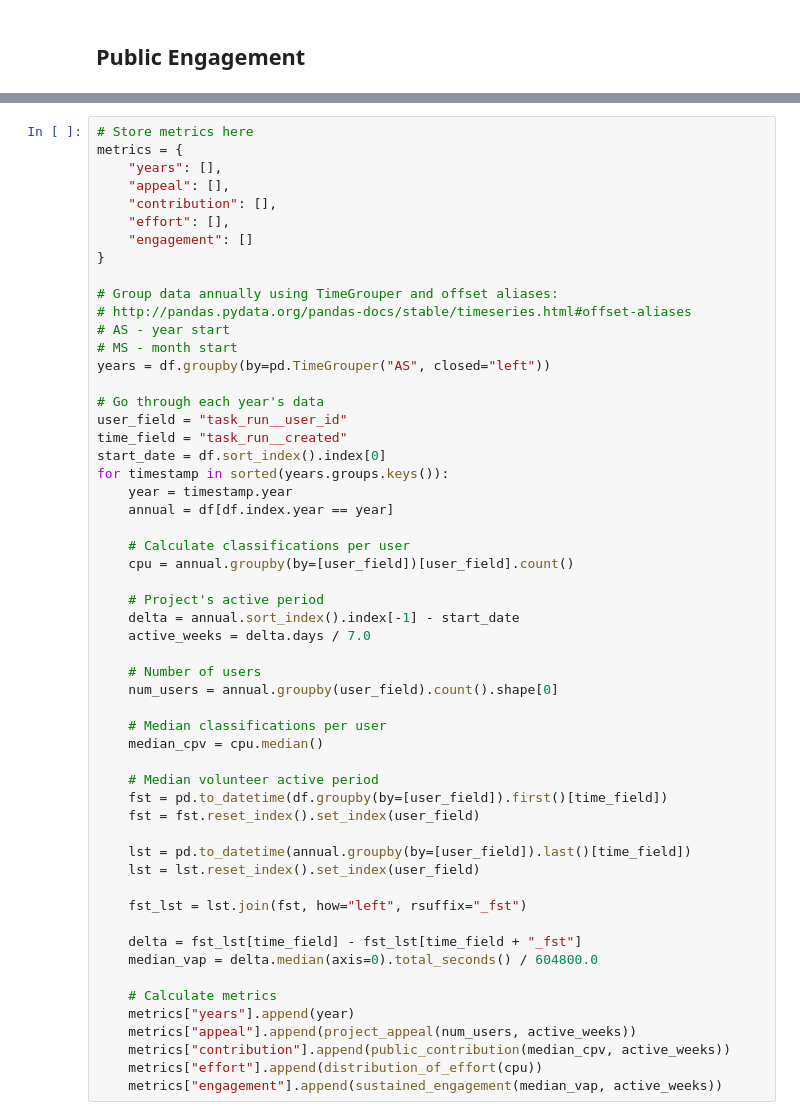
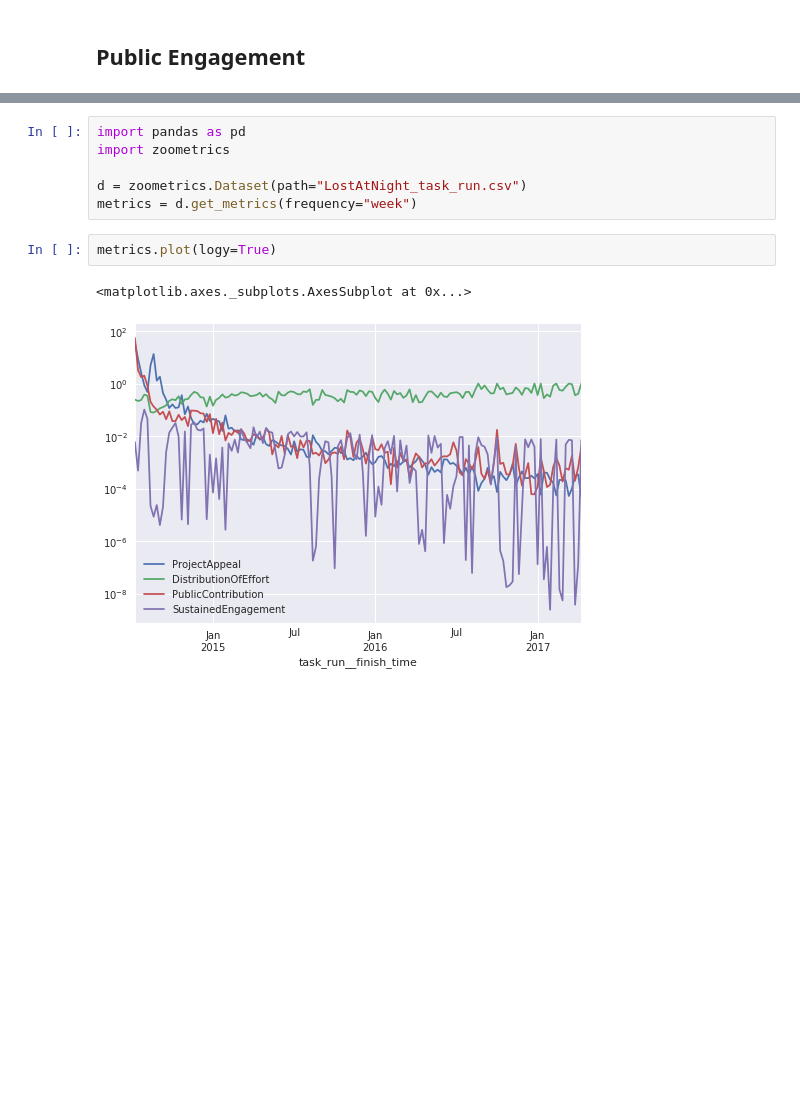
Before and after one commit to charlienewey/stars4all-dashboard, a Jupyter notebook: Stars4All+Metrics.ipynb, the cells around one changed output, grey strips where cells are left out. Cells and saved outputs as stored; diff of their text form; blank space fills up the shorter version.

Commit message:
Add code that shows usage of Zoometrics

```diff
--- a/Stars4All+Metrics.ipynb
+++ b/Stars4All+Metrics.ipynb
@@ -41,55 +20,11 @@ def distribution_of_effort(cpu):
-# %%
-# Store metrics here
-metrics = {
-    "years": [],
-    "appeal": [],
-    "contribution": [],
-    "effort": [],
-    "engagement": []
-}
-
-# Group data annually using TimeGrouper and offset aliases:
-# http://pandas.pydata.org/pandas-docs/stable/timeseries.html#offset-aliases
-# AS - year start
-# MS - month start
-years = df.groupby(by=pd.TimeGrouper("AS", closed="left"))
-
-# Go through each year's data
-user_field = "task_run__user_id"
-time_field = "task_run__created"
-start_date = df.sort_index().index[0]
-for timestamp in sorted(years.groups.keys()):
-    year = timestamp.year
-    annual = df[df.index.year == year]
-
-    # Calculate classifications per user
-    cpu = annual.groupby(by=[user_field])[user_field].count()
-
-    # Project's active period
-    delta = annual.sort_index().index[-1] - start_date
-    active_weeks = delta.days / 7.0
-
-    # Number of users
-    num_users = annual.groupby(user_field).count().shape[0]
-
-    # Median classifications per user
-    median_cpv = cpu.median()
-
-    # Median volunteer active period
-    fst = pd.to_datetime(df.groupby(by=[user_field]).first()[time_field])
-    fst = fst.reset_index().set_index(user_field)
-
-    lst = pd.to_datetime(annual.groupby(by=[user_field]).last()[time_field])
-    lst = lst.reset_index().set_index(user_field)
-
-    fst_lst = lst.join(fst, how="left", rsuffix="_fst")
-
-    delta = fst_lst[time_field] - fst_lst[time_field + "_fst"]
-    median_vap = delta.median(axis=0).total_seconds() / 604800.0
-
-    # Calculate metrics
-    metrics["years"].append(year)
-    metrics["appeal"].append(project_appeal(num_users, active_weeks))
-    metrics["contribution"].append(public_contribution(median_cpv, active_weeks))
-    metrics["effort"].append(distribution_of_effort(cpu))
-    metrics["engagement"].append(sustained_engagement(median_vap, active_weeks))
+# %%
+import pandas as pd
+import zoometrics
+
+d = zoometrics.Dataset(path="LostAtNight_task_run.csv")
+metrics = d.get_metrics(frequency="week")
+# %%
+metrics.plot(logy=True)
+# %% [output]
+<matplotlib.axes._subplots.AxesSubplot at 0x...>
+[figure, added]
```
Also changed, not shown: parts of 1 cell of this notebook.
